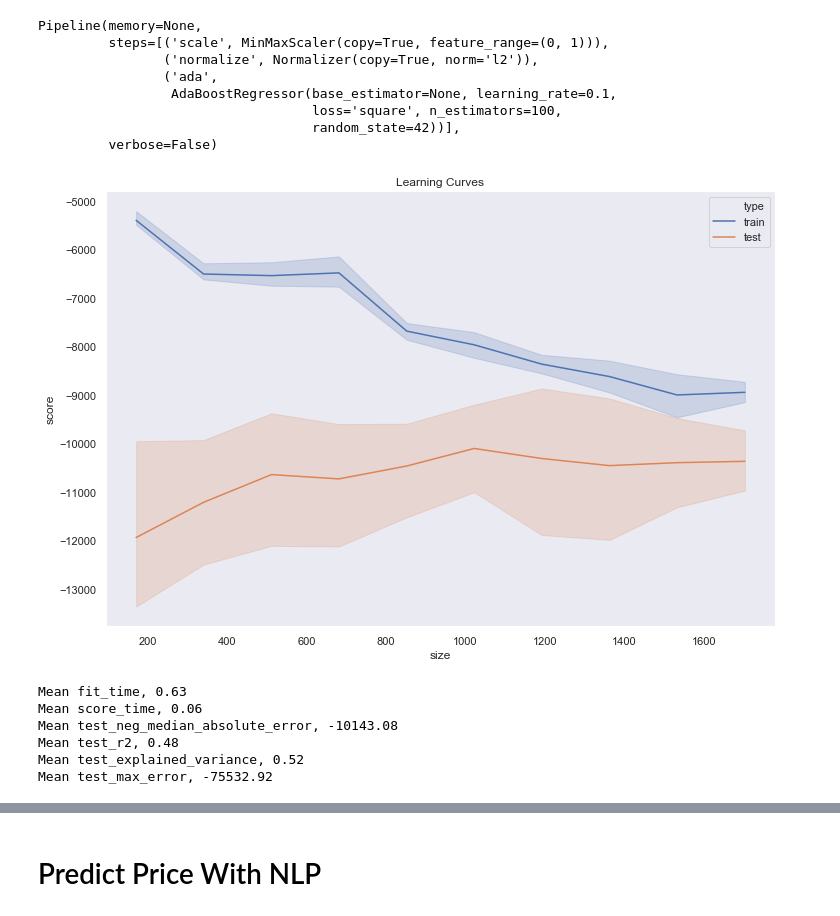
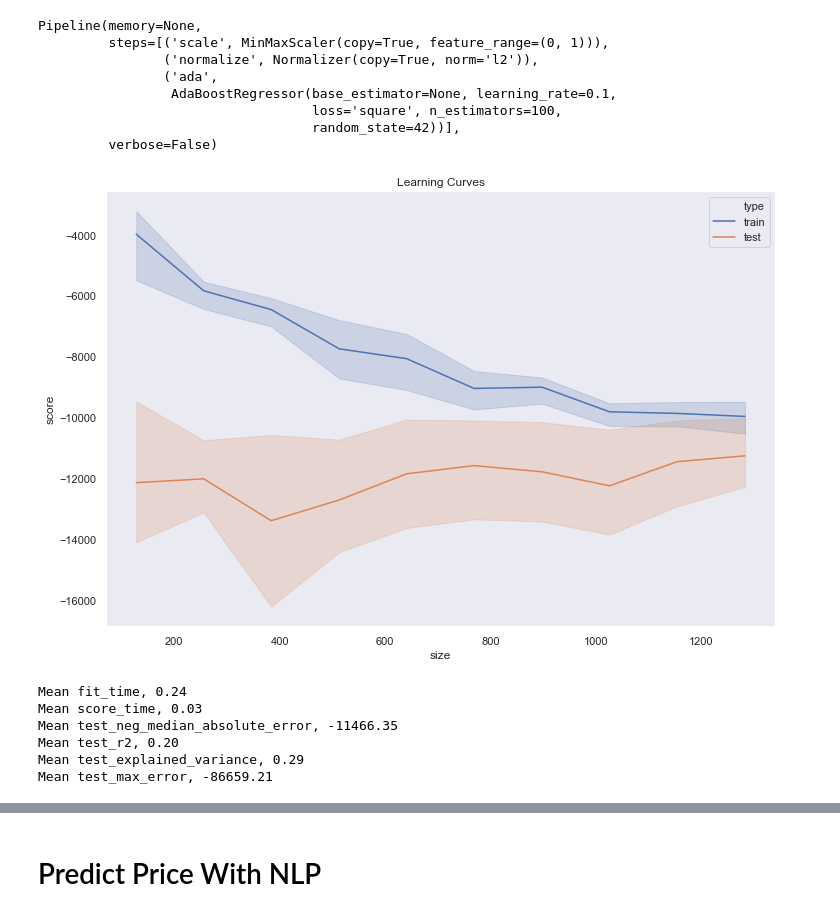
Before and after one commit to rossrco/analyses, a Jupyter notebook: home_oslo_home/modelling.ipynb, the cells around one changed output, grey strips where cells are left out. Drawn from its saved outputs; the diff is of its cells as text; code cells hidden in the pictures.

```diff
--- a/home_oslo_home/modelling.ipynb
+++ b/home_oslo_home/modelling.ipynb
@@ -366,0 +390,2 @@ pipeline = Pipeline(steps)
+# %%
+rfe.fit(X_train, y_train)
@@ -366,0 +407,2 @@ pipeline = Pipeline(steps)
+# %%
+feature_ranking = pd.Series(rfe.ranking_, index=x_cols)
@@ -367,5 +429,7 @@ pipeline = Pipeline(steps)
+# %%
+selected_features = list(feature_ranking[feature_ranking < 9].index)
 # %%
-pipeline.fit(X_train, y_train)
+pipeline.fit(X_train[selected_features], y_train)
 # %% [output]
 Pipeline(memory=None,
          steps=[('scale', MinMaxScaler(copy=True, feature_range=(0, 1))),
@@ -382,17 +446,17 @@ y_pred = pd.Series(pred, index=y_test.index, name='predicted')
 # %%
 fig = plt.figure(figsize = (12, 8))
 plt.title('Learning Curves')
-draw_learning_curves(pipeline, X, y, score='neg_median_absolute_error')
+draw_learning_curves(pipeline, X[selected_features], y, score='neg_median_absolute_error')
 plt.show()
 # %% [output]
-[figure, old version]
+[figure, new version]
 # %%
-print_cv_res(pipeline, X, y, score=['neg_median_absolute_error', 'r2', 'explained_variance', 'max_error'])
+print_cv_res(pipeline, X[selected_features], y, score=['neg_median_absolute_error', 'r2', 'explained_variance', 'max_error'])
 # %% [output]
-Mean fit_time, 0.63
-Mean score_time, 0.06
-Mean test_neg_median_absolute_error, -10143.08
-Mean test_r2, 0.48
-Mean test_explained_variance, 0.52
-Mean test_max_error, -75532.92
+Mean fit_time, 0.24
+Mean score_time, 0.03
+Mean test_neg_median_absolute_error, -11466.35
+Mean test_r2, 0.20
+Mean test_explained_variance, 0.29
+Mean test_max_error, -86659.21
 # %%
```
Also changed, not shown: parts of 22 cells of this notebook, 3 other files.
